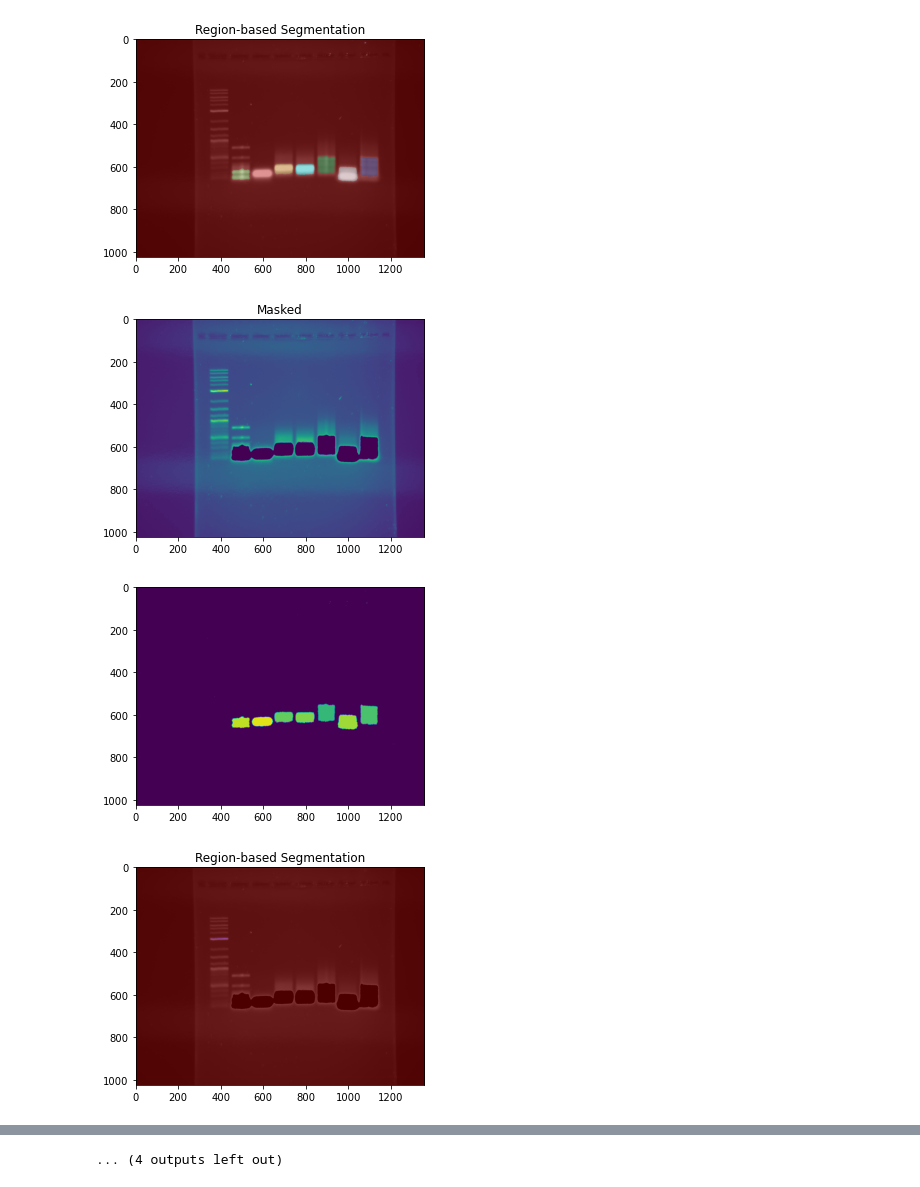
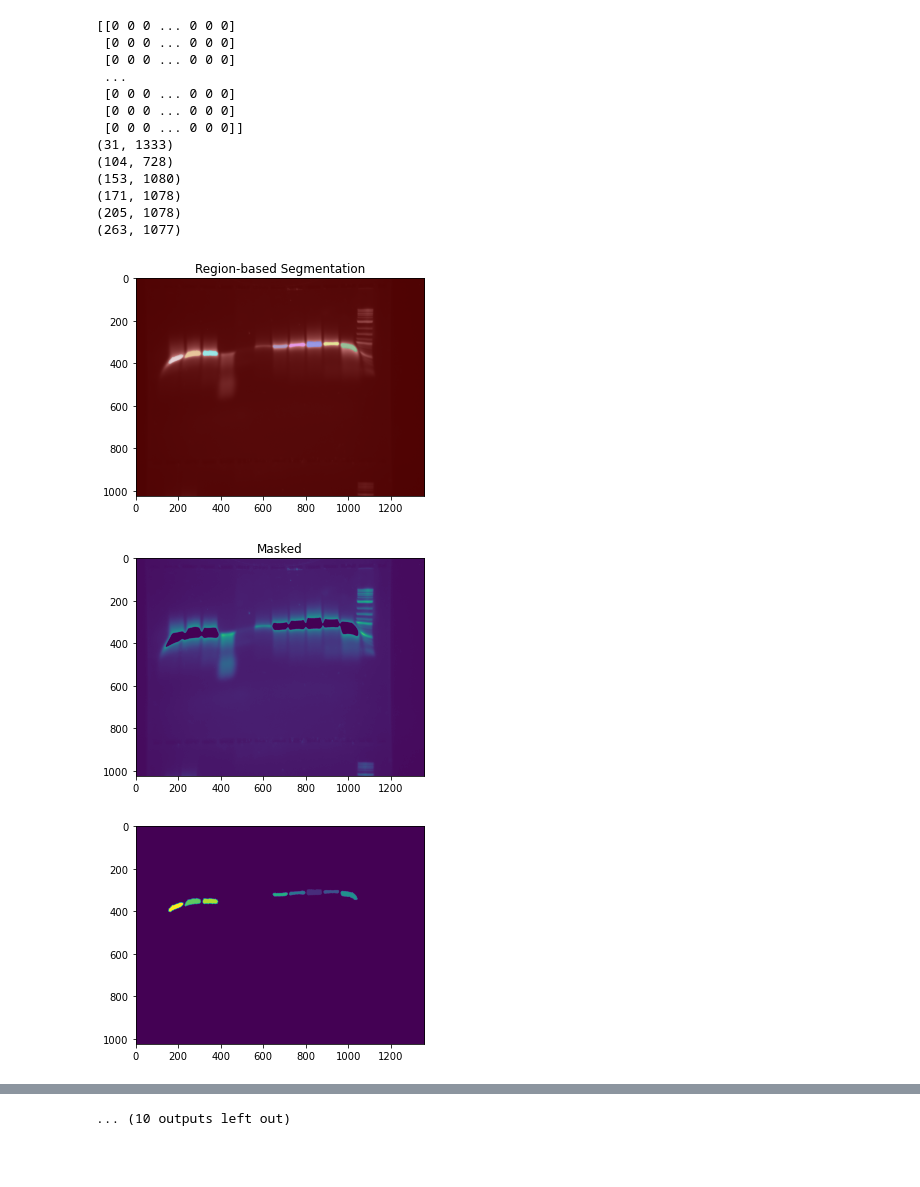
Before and after one commit to mattaq31/GelGenie, a Jupyter notebook: notebooks/region_segmentation.ipynb, the cells around one changed output, grey strips where cells are left out. Drawn from its saved outputs; the diff is of its cells as text; code cells hidden in the pictures; blank space fills up the shorter version.

```diff
--- a/notebooks/region_segmentation.ipynb
+++ b/notebooks/region_segmentation.ipynb
@@ -54,7 +54,7 @@ def watershed_seg(image, sure_fg, sure_bg):
     markers[image < sure_bg] = 1  # <120
     markers[image > sure_fg] = 2  # >190
     # Apply the watershed algorithm itself, using the elevation map and markers
-    segmentation = skimage.segmentation.watershed(elevation_map, markers)
+    segmentation = morphology.watershed(elevation_map, markers)
     # Fill holes and relabel bands, giving each a unique label
     segmentation = ndi.binary_fill_holes(segmentation - 1)
     labeled_bands, _ = ndi.label(segmentation)
@@ -107,7 +107,7 @@ def expand_areas(original_image, labeled_image, sure_bg):
         # Initialize flooding image as full of zeros
         image_for_flood = np.zeros_like(original_image)
         # Set every pixel in flooding image that could possibly make a new band next pass to 1
-        image_for_flood[original_image > sure_bg - 20] = 1
+        image_for_flood[original_image > sure_bg - 30] = 1
         # Use floodfill on the flooding image using the found bands
         # This will ideally exclude any areas that neighbour found bands from being considered as bands
         output_image_part = skimage.segmentation.flood(image_for_flood, seed_point, tolerance=None)
@@ -126,11 +126,11 @@ def expand_areas(original_image, labeled_image, sure_bg):
 repetitions = 4
 
 # Load image
-img = load_image("../samples/image3.tif")
+img = load_image("../samples/2_side_A.tif")
 
 # Set starting fg and bg values
-sure_fg = 120
-sure_bg = 100
+sure_fg = 190
+sure_bg = 120
 
 # Create copy of loaded image to apply mask to
 working_img = img.copy()
@@ -152,8 +152,8 @@ for i in range(0, repetitions):
     plt.title("Masked")
     plt.imshow(working_img)
     # Reduce fg and bg values on each pass
-    sure_fg -= 20
-    sure_bg -= 20
+    sure_fg -= 40
+    sure_bg -= 30
     plt.figure()
     plt.imshow(label_set)
 
@@ -166,4 +166,6 @@ final_overlay = label2rgb(labeled_fbands, image=img)
 plt.figure()
 plt.title("After all passes")
 plt.imshow(final_overlay)
+
+image.imsave("2_A_result.jpg", final_overlay)
 # %% [output]
@@ -189,4 +218,16 @@ plt.imshow(final_overlay)
+[[0 0 0 ... 0 0 0]
+ [0 0 0 ... 0 0 0]
+ [0 0 0 ... 0 0 0]
+ ...
+ [0 0 0 ... 0 0 0]
+ [0 0 0 ... 0 0 0]
+ [0 0 0 ... 0 0 0]]
+(31, 1333)
+(104, 728)
+(153, 1080)
+(171, 1078)
+(205, 1078)
+(263, 1077)
-[figure, old version]
+[figure, new version]
-[figure, old version]
+[figure, new version]
-[figure, old version]
+[figure, new version]
-[figure, removed]
@@ -198 +234 @@ plt.imshow(final_overlay)
-... (4 outputs left out)
+... (10 outputs left out)
```
Also changed, not shown: parts of 1 cell of this notebook, 13 other files.
